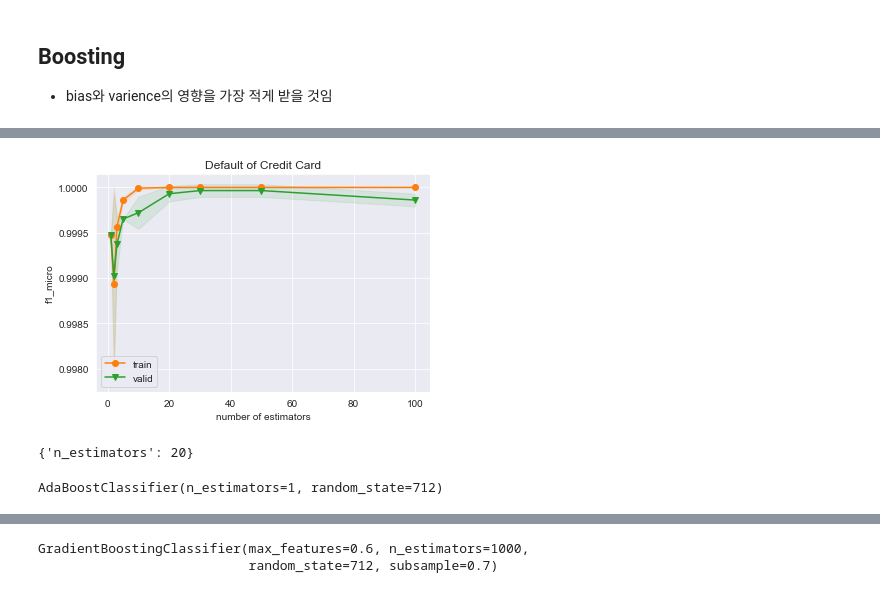
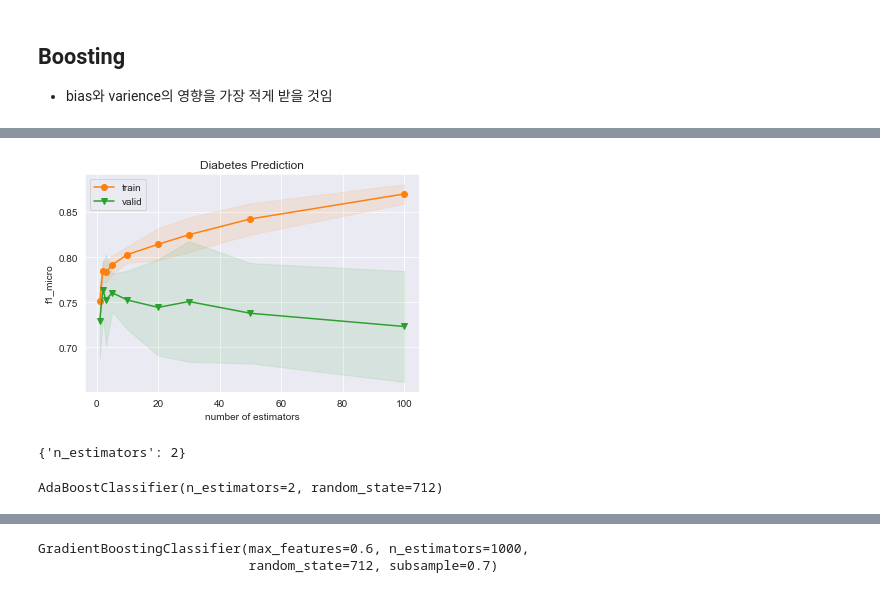
Before and after one commit to rainmaker712/machine-learning-note, a Jupyter notebook: supervised_learning/diabet_analysis.ipynb, the cells around one changed output, grey strips where cells are left out. Drawn from its saved outputs; the diff is of its cells as text; code cells hidden in the pictures.

```diff
--- a/supervised_learning/diabet_analysis.ipynb
+++ b/supervised_learning/diabet_analysis.ipynb
@@ -214,7 +222,7 @@ print(best_params, best_score)
 # %%
 # best parameter tester
 best_tree_clf = tree.DecisionTreeClassifier(
-    max_depth=8,
+    max_depth=2,
     random_state=seed,
     criterion='gini'
 )
@@ -374,7 +346,7 @@ print(best_params, best_score)
 # # best parameter tester
 best_nn_clf = MLPClassifier(
     random_state=seed,
-    alpha=0.01,
+    alpha=1e-5,
     hidden_layer_sizes=30,
     learning_rate_init=0.1,
     max_iter=50
@@ -419,9 +408,9 @@ ada_grid_search_result_df.sort_values(by="rank_test_score")
 # %%
 # draw hyperparam tunning
 
-model_param_curve(ada_grid_search_result_df, "number of estimators", boosting_params, "n_estimators", "boost_estimators.png")
+model_param_curve(ada_grid_search_result_df, "number of estimators", boosting_params, "n_estimators", "boost_estimators.png", "Diabetes Prediction")
 # %% [output]
-[figure, old version]
+[figure, new version]
 # %%
 best_params = ada_grid_search_result_df["params"][np.argmax(ada_grid_search_result_df['mean_test_score'])]
 best_score = np.max(ada_grid_search_result_df['mean_test_score'])
@@ -434,18 +423,18 @@ print(best_params)
 # new_df3 = new_df2.drop(axis=1, labels=[i for i in new_d
 # f2.columns if i.startswith("split")])
 # %% [output]
-{'n_estimators': 20}
+{'n_estimators': 2}
 # %%
 # # best parameter tester
 
 best_ada_clf = AdaBoostClassifier(
     random_state=seed,
-    n_estimators=1
+    n_estimators=2
 )
 
 best_ada_clf.fit(X_train, y_train)
 # %% [output]
-AdaBoostClassifier(n_estimators=1, random_state=712)
+AdaBoostClassifier(n_estimators=2, random_state=712)
 # %%
 # Learning Curve Analysis
 
```
Also changed, not shown: parts of 32 cells of this notebook, 6 other files.
